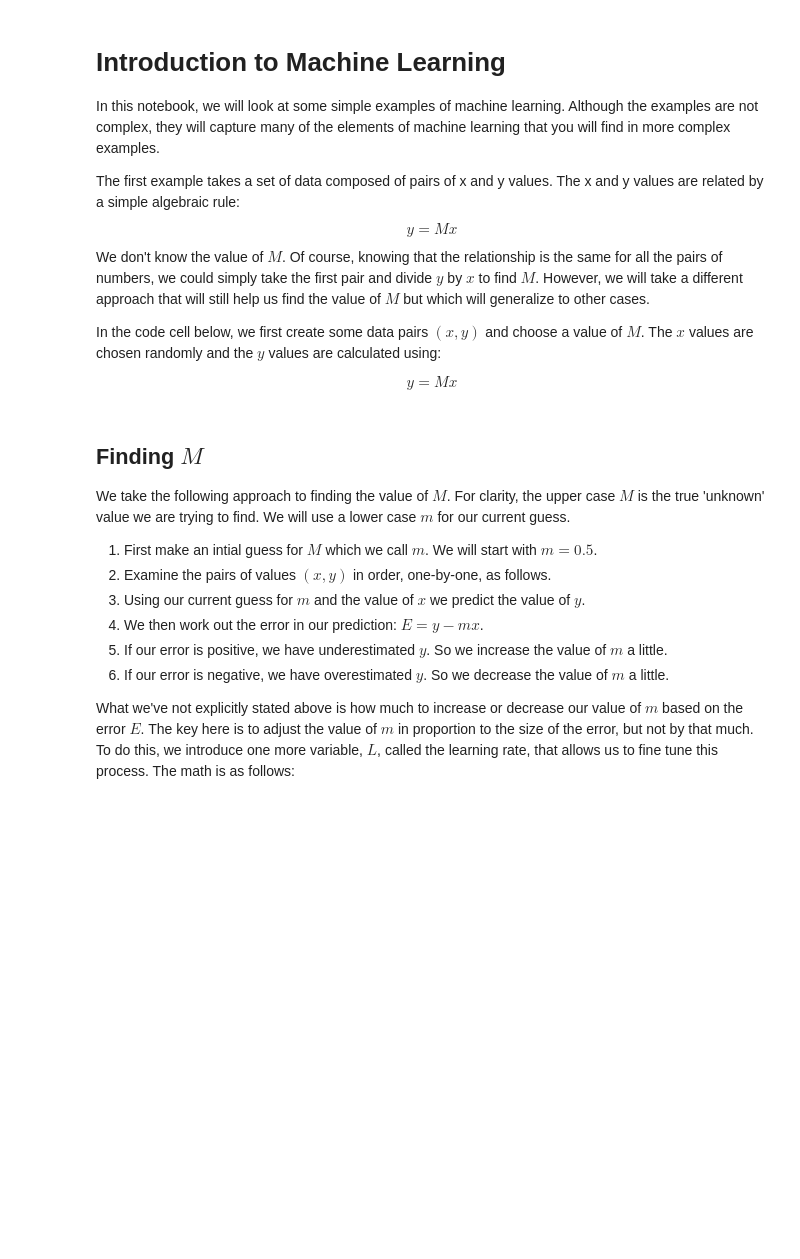
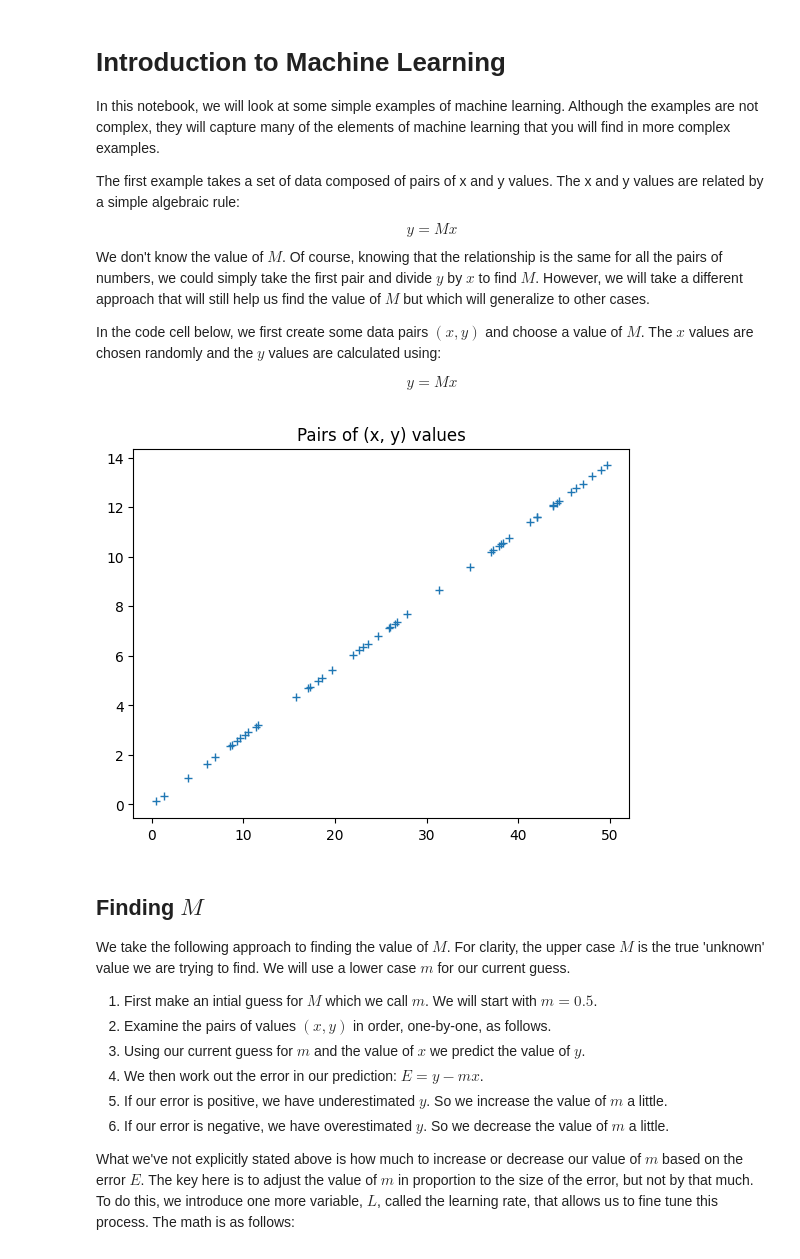
Before and after one commit to guyfrancis/dat1001, a Jupyter notebook: ML_Example1.ipynb, the cells around one changed output. Cells and saved outputs as stored; diff of their text form; code cells hidden in the pictures; blank space fills up the shorter version.

```diff
--- a/ML_Example1.ipynb
+++ b/ML_Example1.ipynb
@@ -15,20 +15,22 @@ $$y=Mx$$
 # %%
 import random, matplotlib.pyplot as plt, matplotlib
 import math, numpy as np
 
 # This is the 'hidden' parameter that the model does not know
-M = 0.621371
+M = 0.2754
 
 # We generate n points (x, y) that follow the relationship y=Mx
-n = 20
-max_x = 20
+n = 50
+max_x = 50
 rng = np.random.default_rng()
 x_vals = rng.uniform(0, max_x, size = n)
 y_vals = M*x_vals
 
 plt.plot(x_vals, y_vals, '+')
 plt.title("Pairs of (x, y) values")
 plt.show()
+# %% [output]
+[figure, added]
 # %% [markdown]
 ## Finding $M$
 
```
Also changed, not shown: parts of 6 cells of this notebook, 2 other files.
